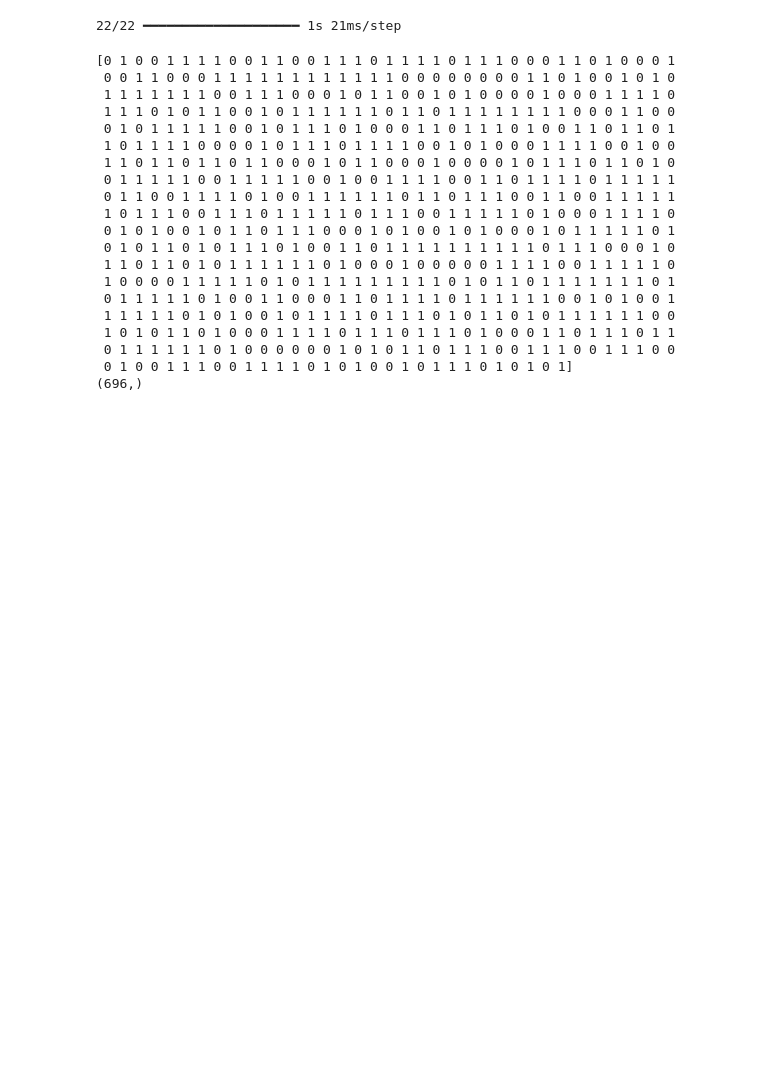
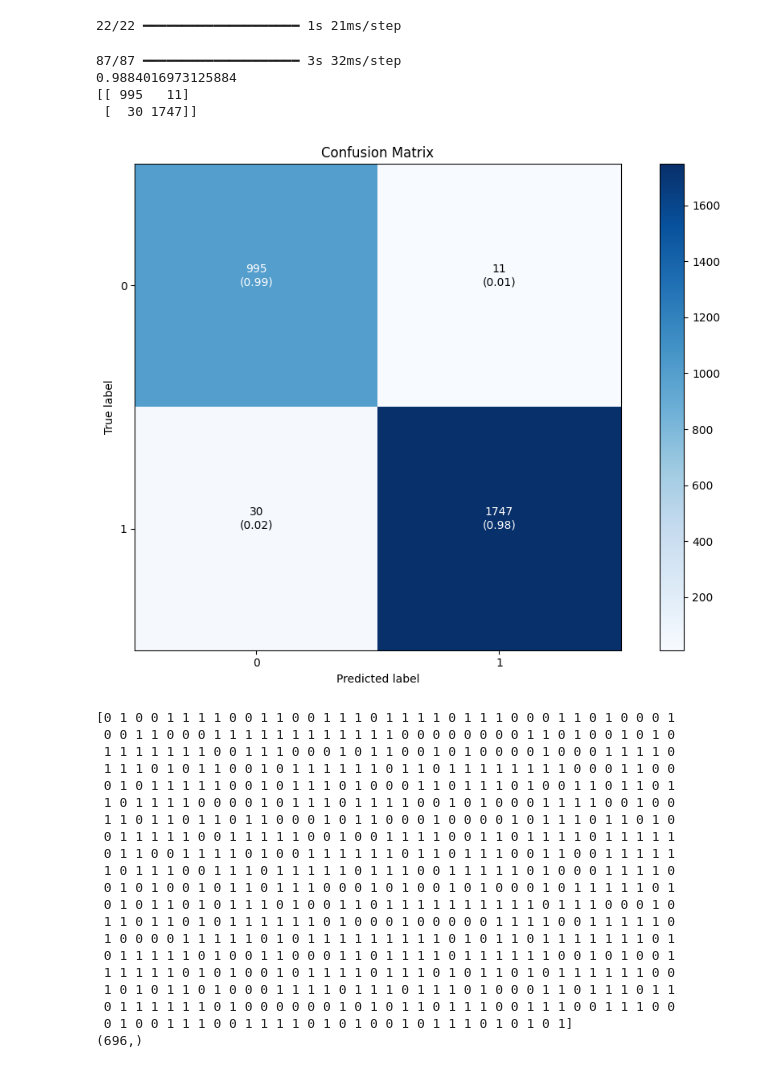
Before and after one commit to tomasmartins77/Machine_Learning_Lab, a Jupyter notebook: pergunta2_parte1/pergunta2_parte1_augment.ipynb, the cells around one changed output. Drawn from its saved outputs; the diff is of its cells as text; code cells hidden in the pictures; blank space fills up the shorter version.

```diff
--- a/pergunta2_parte1/pergunta2_parte1_augment.ipynb
+++ b/pergunta2_parte1/pergunta2_parte1_augment.ipynb
@@ -329,6 +329,45 @@ predY_classes_final = np.argmax(predY_final, axis=1)
 np.save('predY_classes_final.npy', predY_classes_final)
 # %% [output]
 22/22 ━━━━━━━━━━━━━━━━━━━━ 1s 21ms/step
+# %%
+model = load_model('best_model.keras')
+# %%
+Xtrain1 = Xtrain1.reshape(-1, 48, 48, 1)
+predY = model.predict(Xtrain1)
+predY_classes = np.argmax(predY, axis=1)
+
+cm = confusion_matrix(Ytrain1, predY_classes)
+# %% [output]
+87/87 ━━━━━━━━━━━━━━━━━━━━ 3s 32ms/step
+0.9884016973125884
+[[ 995   11]
+ [  30 1747]]
+# %%
+
+plt.figure(figsize=(10, 7))
+plt.imshow(cm, interpolation='nearest', cmap=plt.cm.Blues)
+plt.title('Confusion Matrix')
+plt.colorbar()
+tick_marks = np.arange(len(np.unique(Ytrain1)))
+plt.xticks(tick_marks, np.unique(Ytrain1))
+plt.yticks(tick_marks, np.unique(Ytrain1))
+
+# Normalize the confusion matrix
+cm_normalized = cm.astype('float') / cm.sum(axis=1)[:, np.newaxis]
+
+# Print the numbers inside the matrix
+thresh = cm.max() / 2.
+for i, j in np.ndindex(cm.shape):
+    plt.text(j, i, f"{cm[i, j]:d}\n({cm_normalized[i, j]:.2f})",
+             horizontalalignment="center",
+             color="white" if cm[i, j] > thresh else "black")
+
+plt.ylabel('True label')
+plt.xlabel('Predicted label')
+plt.tight_layout()
+plt.show()
+# %% [output]
+[figure, added]
 # %%
 ttt = np.load('predY_classes_final.npy')
 print(ttt)
```
Also changed, not shown: 1 other file.
